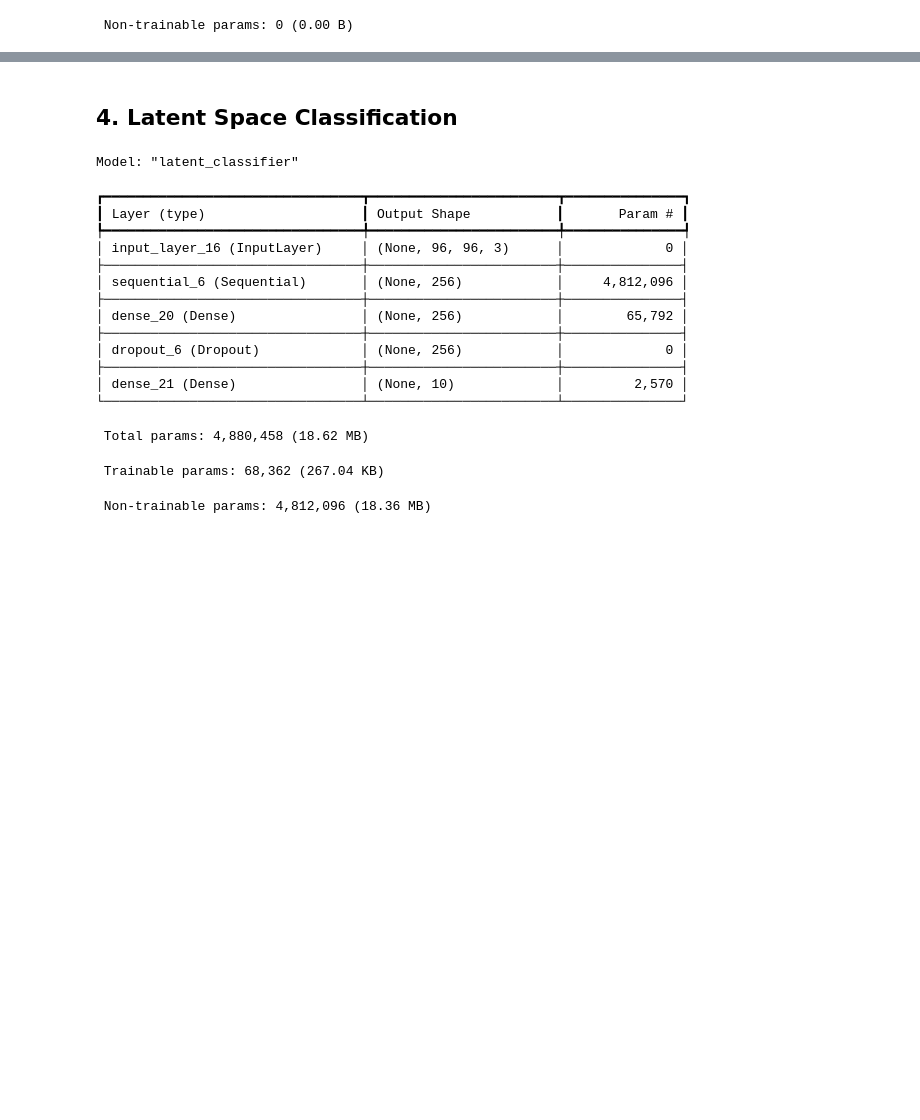
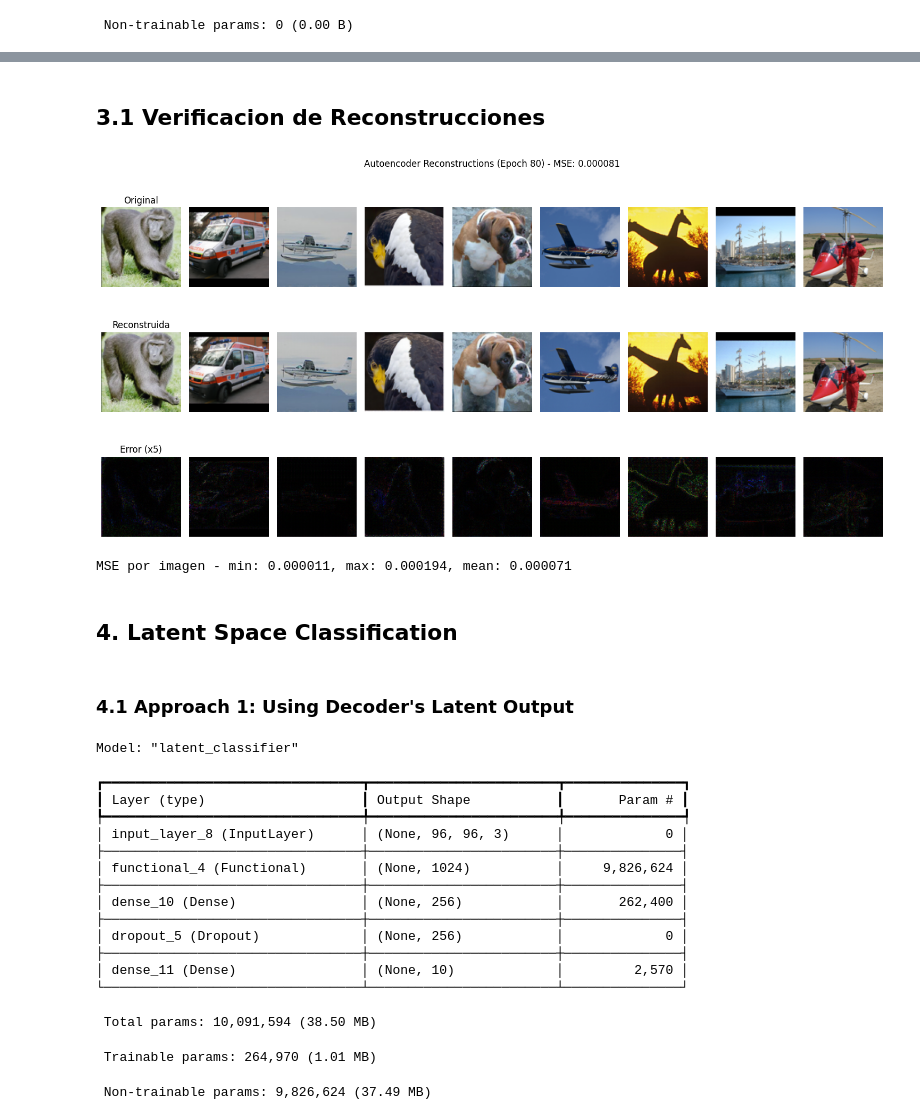
Before and after one commit to david-fm/dl-p3-latent-space, a Jupyter notebook: lab.ipynb, the cells around one changed output, grey strips where cells are left out. Drawn from its saved outputs; the diff is of its cells as text; code cells hidden in the pictures; blank space fills up the shorter version.

```diff
--- a/lab.ipynb
+++ b/lab.ipynb
@@ -512,12 +454,52 @@ plot(history_uns, only_loss=True)
+# %% [markdown]
+## 3.1 Verificacion de Reconstrucciones
+# %%
+import numpy as np
+
+# Reconstruir imagenes del validation set
+n_samples = 9
+for images, _ in uns_val.take(1):
+    originals = images[:n_samples].numpy()
+    reconstructions = autoencoder.predict(originals, verbose=0)
+
+    fig, axes = plt.subplots(3, n_samples, figsize=(15, 8))
+    for i in range(n_samples):
+        axes[0, i].imshow(originals[i])
+        axes[0, i].set_title("Original" if i == 0 else "")
+        axes[0, i].axis("off")
+
+        axes[1, i].imshow(reconstructions[i])
+        axes[1, i].set_title("Reconstruida" if i == 0 else "")
+        axes[1, i].axis("off")
+
+        diff = np.abs(originals[i] - reconstructions[i])
+        axes[2, i].imshow(diff * 5)
+        axes[2, i].set_title("Error (x5)" if i == 0 else "")
+        axes[2, i].axis("off")
+
+    plt.suptitle(f"Autoencoder Reconstructions (Epoch {len(history_uns.history['loss'])}) - MSE: {history_uns.history['val_loss'][-1]:.6f}")
+    plt.tight_layout()
+    plt.show()
+
+    mse_per_image = np.mean((originals - reconstructions) ** 2, axis=(1, 2, 3))
+    print(f"MSE por imagen - min: {mse_per_image.min():.6f}, max: {mse_per_image.max():.6f}, mean: {mse_per_image.mean():.6f}")
+    break
+# %% [output]
+[figure, added]
+MSE por imagen - min: 0.000011, max: 0.000194, mean: 0.000071
 # %% [markdown]
 ## 4. Latent Space Classification
+# %% [markdown]
+### 4.1 Approach 1: Using Decoder's Latent Output
 # %%
 import keras
 from keras import layers, models
 
-# Get the pretrained encoder
+# Get the pretrained encoder - SIMPLER
 autoencoder = keras.models.load_model("experiments/basic_autoencoder.keras")
-pretrained_encoder = autoencoder.layers[0]
+encoder_input = autoencoder.input   # input del modelo completo
+latent_output = autoencoder.get_layer('latent').output
+pretrained_encoder = models.Model(inputs=encoder_input, outputs=latent_output)
 pretrained_encoder.trainable = False
 
 # Build the new classifier
@@ -540,19 +522,19 @@ Model: "latent_classifier"
 ┏━━━━━━━━━━━━━━━━━━━━━━━━━━━━━━━━━┳━━━━━━━━━━━━━━━━━━━━━━━━┳━━━━━━━━━━━━━━━┓
 ┃ Layer (type)                    ┃ Output Shape           ┃       Param # ┃
 ┡━━━━━━━━━━━━━━━━━━━━━━━━━━━━━━━━━╇━━━━━━━━━━━━━━━━━━━━━━━━╇━━━━━━━━━━━━━━━┩
-│ input_layer_16 (InputLayer)     │ (None, 96, 96, 3)      │             0 │
+│ input_layer_8 (InputLayer)      │ (None, 96, 96, 3)      │             0 │
 ├─────────────────────────────────┼────────────────────────┼───────────────┤
-│ sequential_6 (Sequential)       │ (None, 256)            │     4,812,096 │
+│ functional_4 (Functional)       │ (None, 1024)           │     9,826,624 │
 ├─────────────────────────────────┼────────────────────────┼───────────────┤
-│ dense_20 (Dense)                │ (None, 256)            │        65,792 │
+│ dense_10 (Dense)                │ (None, 256)            │       262,400 │
 ├─────────────────────────────────┼────────────────────────┼───────────────┤
-│ dropout_6 (Dropout)             │ (None, 256)            │             0 │
+│ dropout_5 (Dropout)             │ (None, 256)            │             0 │
 ├─────────────────────────────────┼────────────────────────┼───────────────┤
-│ dense_21 (Dense)                │ (None, 10)             │         2,570 │
+│ dense_11 (Dense)                │ (None, 10)             │         2,570 │
 └─────────────────────────────────┴────────────────────────┴───────────────┘
- Total params: 4,880,458 (18.62 MB)
+ Total params: 10,091,594 (38.50 MB)
- Trainable params: 68,362 (267.04 KB)
+ Trainable params: 264,970 (1.01 MB)
- Non-trainable params: 4,812,096 (18.36 MB)
+ Non-trainable params: 9,826,624 (37.49 MB)
 # %%
 early_stopping = keras.callbacks.EarlyStopping(
     monitor="val_loss", mode="min", patience=8, restore_best_weights=True)
```
Also changed, not shown: parts of 16 cells of this notebook, 1 other file.
